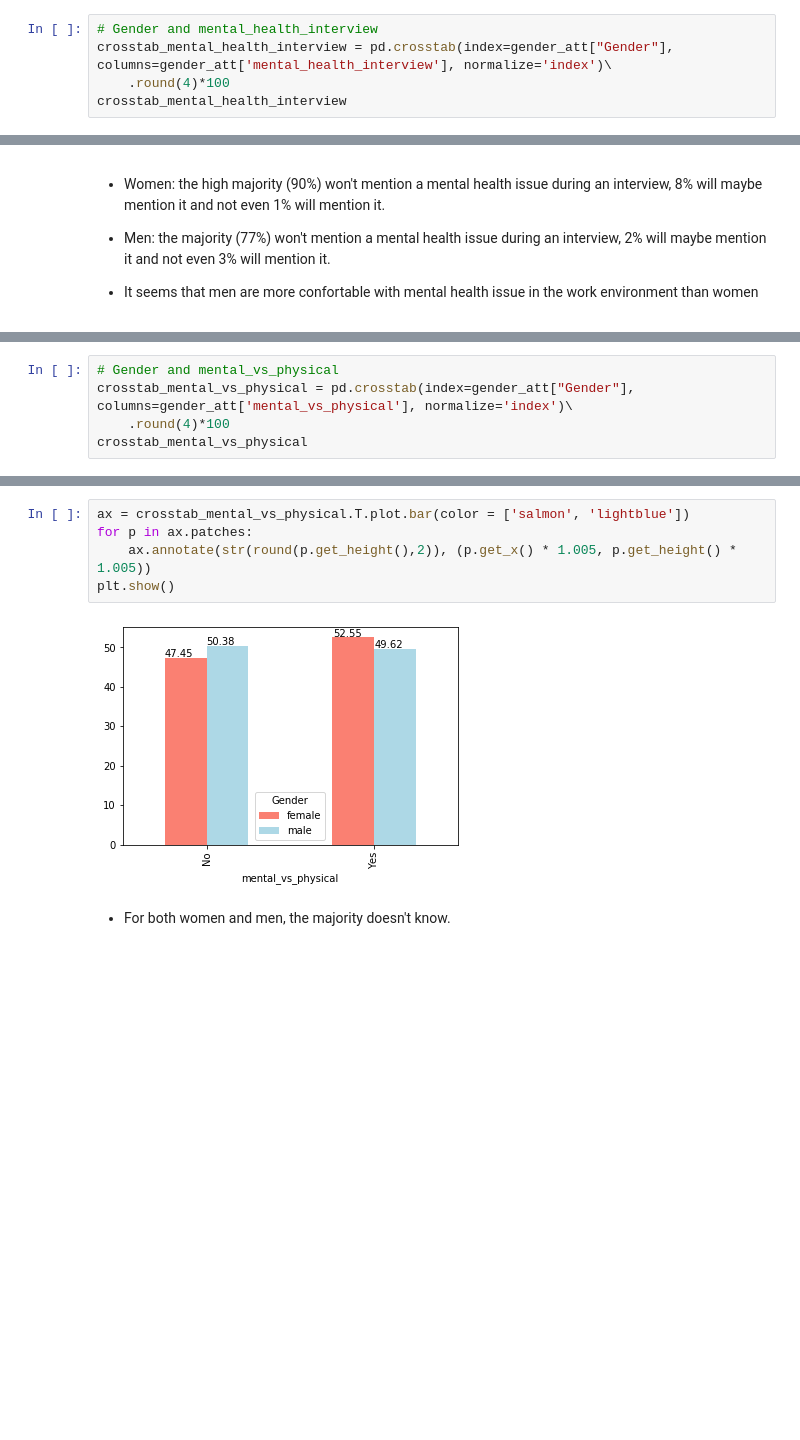
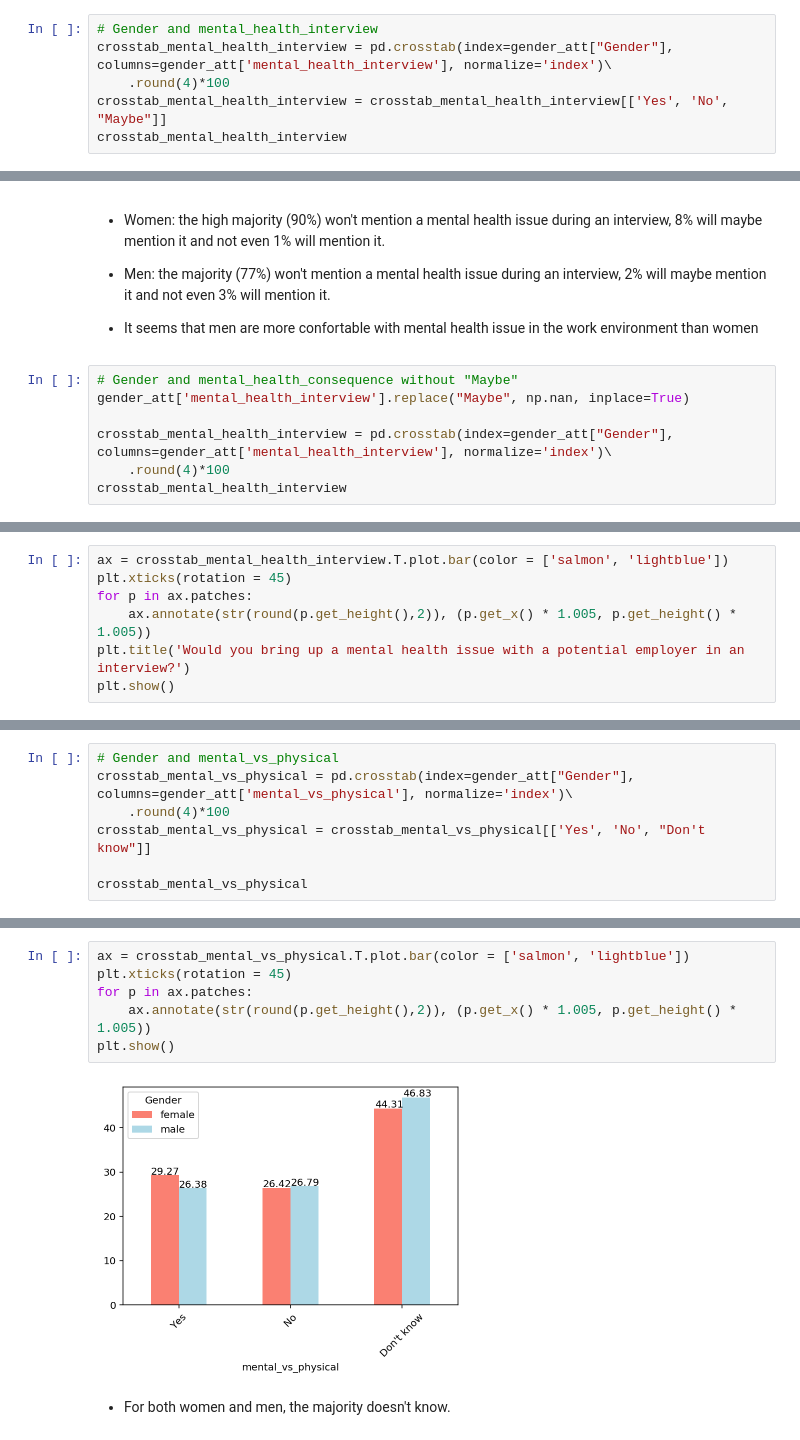
Before and after one commit to chriszapp/data-squad-32_EDA, a Jupyter notebook: Attitude towards mental health.ipynb, the cells around one changed output, grey strips where cells are left out. Saved outputs shown, nothing was run; the diff lists cells and outputs as text; blank space fills up the shorter version.

```diff
--- a/Attitude towards mental health.ipynb
+++ b/Attitude towards mental health.ipynb
@@ -186,5 +246,6 @@ plt.show()
 # Gender and mental_health_interview
 crosstab_mental_health_interview = pd.crosstab(index=gender_att["Gender"], columns=gender_att['mental_health_interview'], normalize='index')\
     .round(4)*100
+crosstab_mental_health_interview = crosstab_mental_health_interview[['Yes', 'No', "Maybe"]]
 crosstab_mental_health_interview
 # %% [output]
@@ -204,3 +266,10 @@ plt.show()
 - Men: the majority (77%) won't mention a mental health issue during an interview, 2% will maybe mention it and not even 3% will mention it.
 
 - It seems that men are more confortable with mental health issue in the work environment than women
+# %%
+# Gender and mental_health_consequence without "Maybe"
+gender_att['mental_health_interview'].replace("Maybe", np.nan, inplace=True)
+
+crosstab_mental_health_interview = pd.crosstab(index=gender_att["Gender"], columns=gender_att['mental_health_interview'], normalize='index')\
+    .round(4)*100
+crosstab_mental_health_interview
@@ -206,0 +281,7 @@ plt.show()
+# %%
+ax = crosstab_mental_health_interview.T.plot.bar(color = ['salmon', 'lightblue'])
+plt.xticks(rotation = 45)
+for p in ax.patches:
+    ax.annotate(str(round(p.get_height(),2)), (p.get_x() * 1.005, p.get_height() * 1.005))
+plt.title('Would you bring up a mental health issue with a potential employer in an interview?')
+plt.show()
@@ -208,5 +291,7 @@ plt.show()
 # Gender and mental_vs_physical
 crosstab_mental_vs_physical = pd.crosstab(index=gender_att["Gender"], columns=gender_att['mental_vs_physical'], normalize='index')\
     .round(4)*100
+crosstab_mental_vs_physical = crosstab_mental_vs_physical[['Yes', 'No', "Don't know"]]
+
 crosstab_mental_vs_physical
 # %% [output]
@@ -217,10 +302,11 @@ crosstab_mental_vs_physical
 # %%
 ax = crosstab_mental_vs_physical.T.plot.bar(color = ['salmon', 'lightblue'])
+plt.xticks(rotation = 45)
 for p in ax.patches:
     ax.annotate(str(round(p.get_height(),2)), (p.get_x() * 1.005, p.get_height() * 1.005))
 plt.show()
 # %% [output]
-[figure, old version]
+[figure, new version]
 # %% [markdown]
 - For both women and men, the majority doesn't know.
 # %%
```
Also changed, not shown: parts of 28 cells of this notebook, 1 other file.
